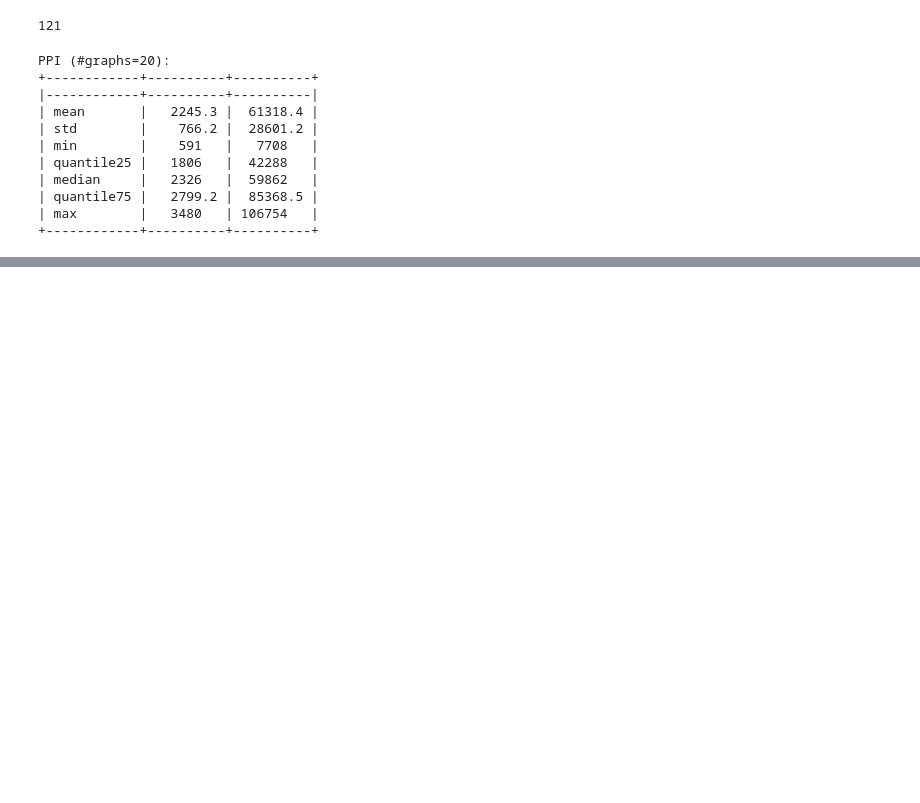
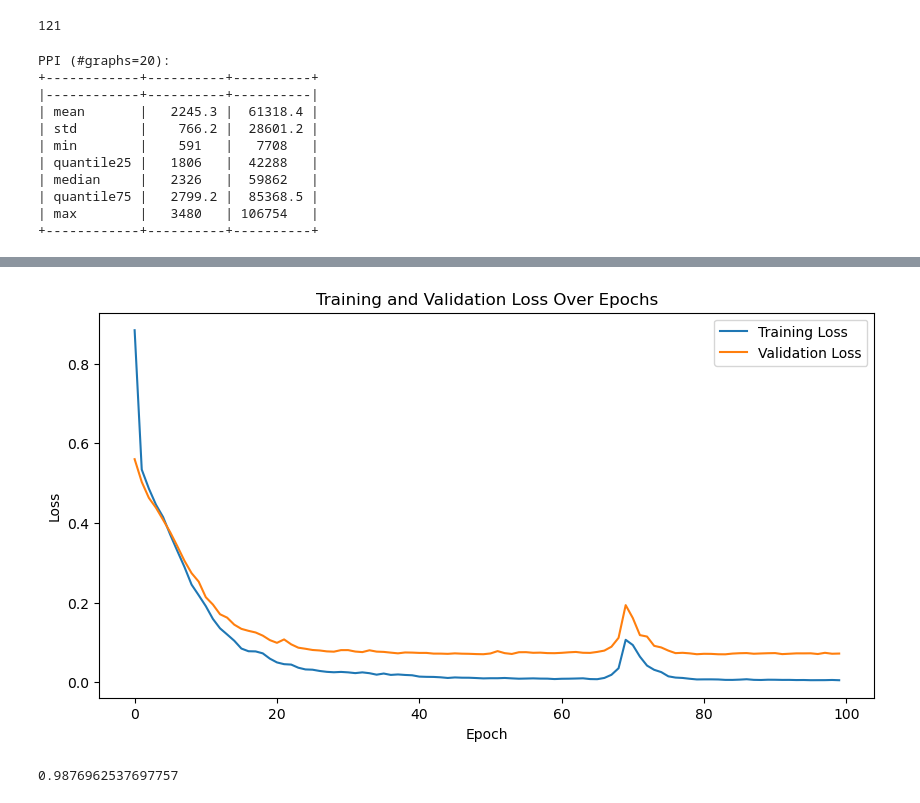
Before and after one commit to ucikrm/CS284A_project_GNN, a Jupyter notebook: GAT_PPI.ipynb, the cells around one changed output, grey strips where cells are left out. Drawn from its saved outputs; the diff is of its cells as text; code cells hidden in the pictures; blank space fills up the shorter version.

```diff
--- a/GAT_PPI.ipynb
+++ b/GAT_PPI.ipynb
@@ -87,7 +104,7 @@ class GATPPI(torch.nn.Module):
         return x
 # %%
 device = torch.device('cuda' if torch.cuda.is_available() else 'cpu')
-model = Net().to(device)
+model = GATPPI().to(device)
 loss_op = torch.nn.BCEWithLogitsLoss()
 optimizer = torch.optim.Adam(model.parameters(), lr=0.005)
 # %%
@@ -151,0 +140,9 @@ Median time per epoch: 0.8832s
+# %%
+def calculate_val_loss():
+    model.eval()
+    total_val_loss = 0
+    for data in val_loader:
+        data = data.to(device)
+        val_loss = loss_op(model(data.x, data.edge_index), data.y)
+        total_val_loss += val_loss.item() * data.num_graphs
+    return total_val_loss / len(val_loader.dataset)
@@ -151,0 +153,21 @@ Median time per epoch: 0.8832s
+# %%
+# Placeholder for training and validation losses
+train_losses = []
+val_losses = []
+
+# Main training and evaluation loop
+for epoch in range(1, 101):
+    start = time.time()
+
+    train_loss = train()
+    train_losses.append(train_loss)
+
+    val_loss = calculate_val_loss()
+    val_losses.append(val_loss)
+
+    val_f1 = test(val_loader)
+    test_f1 = test(test_loader)
+
+    end = time.time()
+    print(f'Epoch: {epoch:03d}, Loss: {train_loss:.4f}, Val Loss: {val_loss:.4f}, Val F1: {val_f1:.4f}')
+    times.append(end - start)
@@ -151,0 +194,16 @@ Median time per epoch: 0.8832s
+# %%
+# Plotting the training and validation loss
+plt.figure(figsize=(10, 5))
+plt.plot(train_losses, label='Training Loss')
+plt.plot(val_losses, label='Validation Loss')
+plt.xlabel('Epoch')
+plt.ylabel('Loss')
+plt.title('Training and Validation Loss Over Epochs')
+plt.legend()
+plt.show()
+# %% [output]
+[figure, added]
+# %%
+test(test_loader)
+# %% [output]
+0.9876962537697757
```
Also changed, not shown: parts of 14 cells of this notebook.
